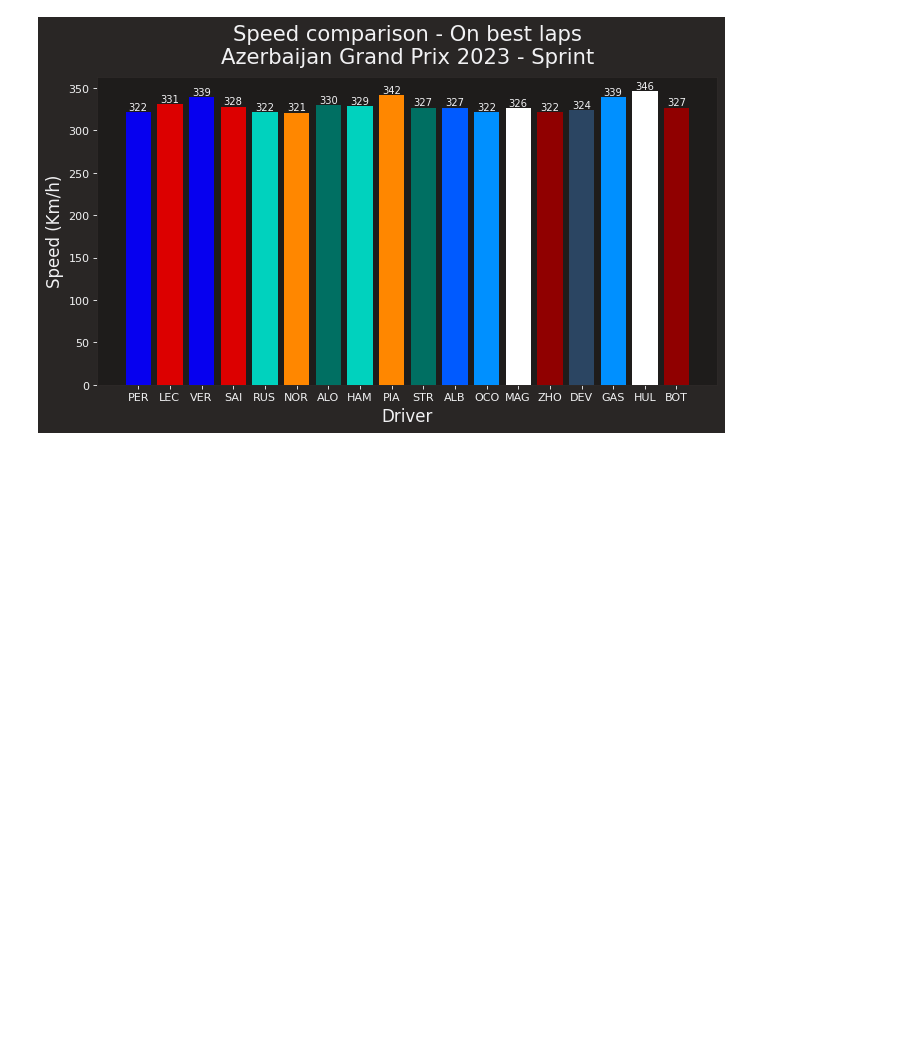
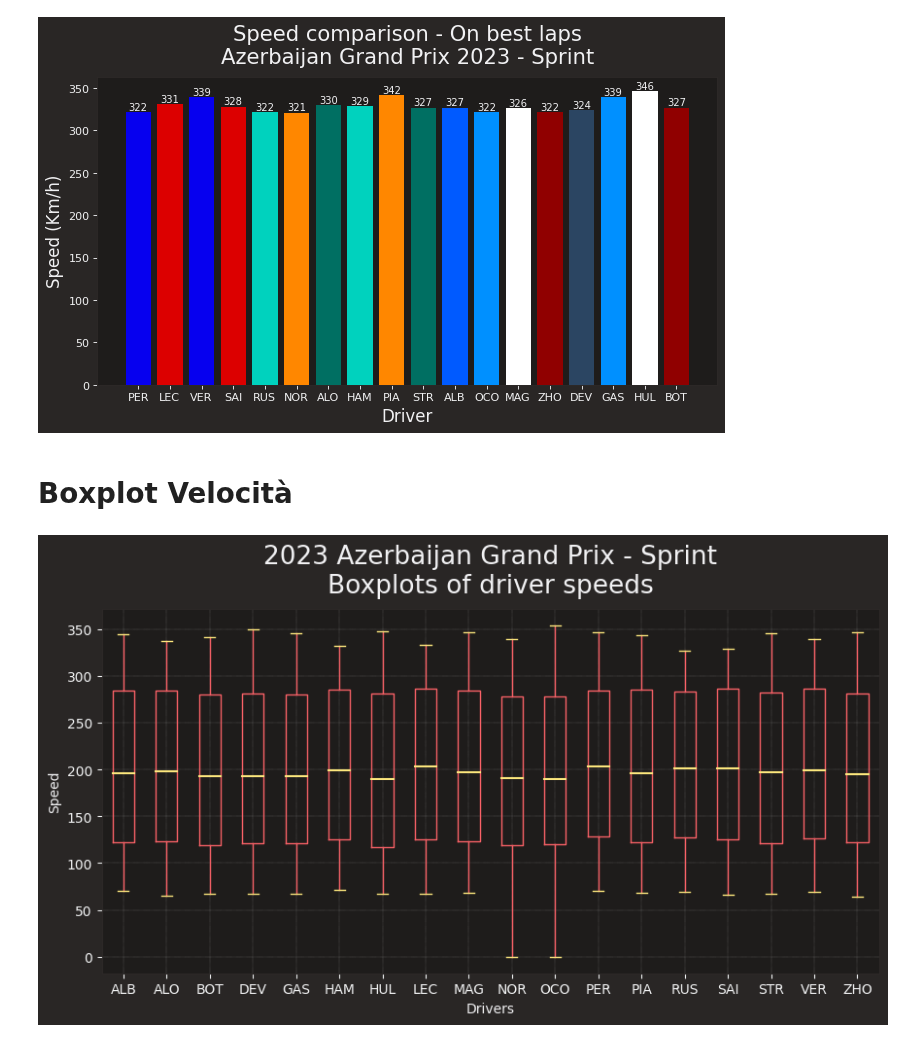
Before and after one commit to Rick8998/Baku2023F1, a Jupyter notebook: SessionsAnalysis/sprintRace.ipynb, the cells around one changed output. Drawn from its saved outputs; the diff is of its cells as text; code cells hidden in the pictures; blank space fills up the shorter version.

Commit message:
aggiunto boxplot velocità

```diff
--- a/SessionsAnalysis/sprintRace.ipynb
+++ b/SessionsAnalysis/sprintRace.ipynb
@@ -218,3 +218,44 @@ plt.ylabel('Speed (Km/h)', fontsize=15)
 plt.show()
 # %% [output]
 [figure]
+# %% [markdown]
+# Boxplot Velocità
+# %%
+import fastf1 as ff1
+import pandas as pd
+from fastf1 import utils
+from matplotlib import pyplot as plt
+from fastf1 import plotting
+import numpy as np
+
+ff1.Cache.enable_cache('2023Baku')
+race = ff1.get_session(2023, 'Baku', 'S')
+race_laps = race.load_laps(with_telemetry=True)
+race.load()
+# %%
+drivers = pd.unique(race.laps['Driver'])
+
+tel_list = list()
+for driver in drivers:
+    if not driver == "TSU":
+        drv_laps = race_laps.loc[(race_laps['PitOutTime'].isnull() & race_laps['PitInTime'].isnull())]
+        drv_laps = race_laps.loc[((race_laps['Driver'] == driver) & (race_laps['IsAccurate']==True))]
+        tel = drv_laps.pick_driver(driver).get_car_data()
+        tel['Driver'] = driver
+        tel_list.append(tel)
+
+all_tel = pd.concat(tel_list)
+all_tel = all_tel[['Speed', 'Driver']]
+color="#F96167"
+ff1.plotting.setup_mpl()
+plt.rcParams['figure.figsize'] = [10, 5]
+all_tel.boxplot(by='Driver', showfliers=False, medianprops=dict(linewidth=1.5, color="#FCE77D"),
+                      color=dict(boxes=color, whiskers=color, caps="#FCE77D"))
+plt.grid(linestyle=':', linewidth=0.3)
+plt.suptitle("")
+plt.title(f"{race.event.year} {race.event.EventName} - {race.name}\nBoxplots of driver speeds")
+plt.xlabel("Drivers")
+plt.ylabel("Speed")
+plt.show()
+# %% [output]
+[figure, added]
```
Also changed, not shown: 1 other file.
